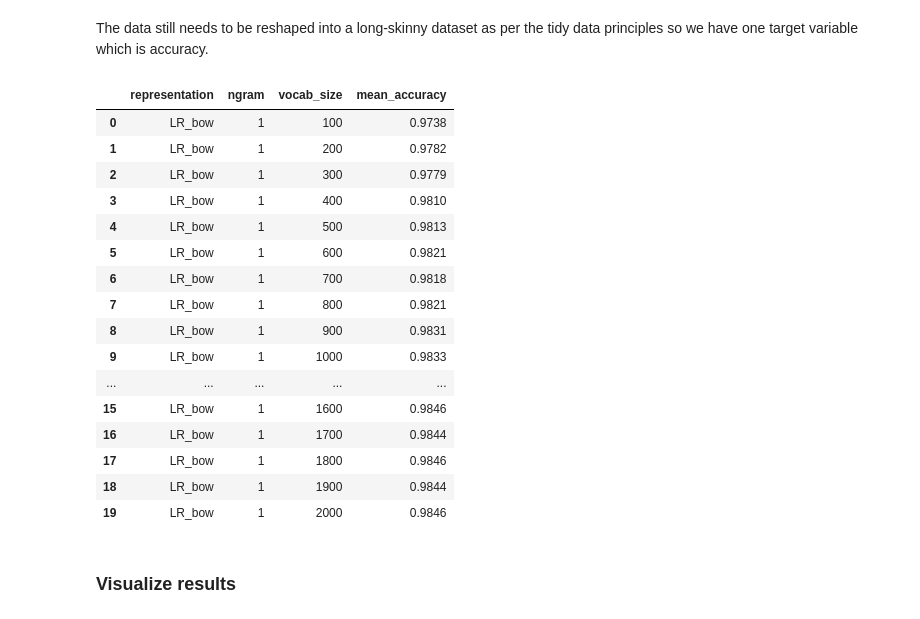
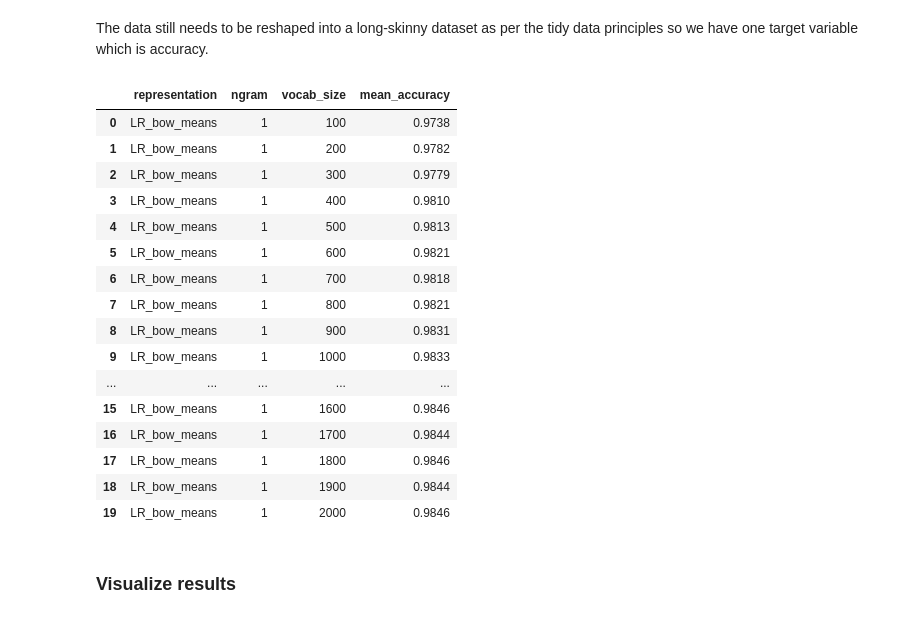
Before and after one commit to BigBangData/NaturalLanguageProcessing, a Jupyter notebook: TextAnalyticsWithR/05_Cleanup_Ngrams.ipynb, the cells around one changed output. Saved outputs shown, nothing was run; the diff lists cells and outputs as text; code cells hidden in the pictures.

```diff
--- a/TextAnalyticsWithR/05_Cleanup_Ngrams.ipynb
+++ b/TextAnalyticsWithR/05_Cleanup_Ngrams.ipynb
@@ -128,5 +153,5 @@ def gridsearch_ngrams(X_array, y_array, n_grams, vocab_sizes):
 # %%
 vocab_sizes = list(range(100, 5100, 100))
 
-unigram_df = gridsearch_ngrams(X_train, y_train, n_grams=1, vocab_sizes=vocab_sizes)
+unigram_df = gridsearch_ngrams(X_train, y_train, n_grams=1, vocab_sizes=vocab_sizes, cv=5)
 # %% [output]
@@ -133,4 +171,4 @@ unigram_df = gridsearch_ngrams(X_train, y_train, n_grams=1, vocab_sizes=vocab_si
 Elapsed: 2 m 33 s
 # %%
-bigram_df = gridsearch_ngrams(X_train, y_train, n_grams=2, vocab_sizes=vocab_sizes)
+bigram_df = gridsearch_ngrams(X_train, y_train, n_grams=2, vocab_sizes=vocab_sizes, cv=5)
 # %% [output]
@@ -161,44 +226,44 @@ master_df.head()
 # %% [markdown]
 The data still needs to be reshaped into a long-skinny dataset as per the tidy data principles so we have one target variable which is accuracy.
 # %%
-wide_df = master_df.loc[:, ('ngram', 'vocab_size','NB_bow','LR_bow','NB_tfidf','LR_tfidf')]
+wide_df = master_df.loc[:, ('ngram', 'vocab_size','NB_bow_means','LR_bow_means','NB_tfidf_means','LR_tfidf_means')]
 
 # melt into tidy format
 tidy_df = pd.melt(wide_df,
                   id_vars=['ngram', 'vocab_size'],
-                  value_vars=['NB_bow','LR_bow','NB_tfidf','LR_tfidf'],
+                  value_vars=['NB_bow_means','LR_bow_means','NB_tfidf_means','LR_tfidf_means'],
                   var_name='representation',
                   value_name='mean_accuracy')
 
 # sort by level of granularity
 tidy_df = tidy_df.sort_values(by=['representation', 'ngram', 'vocab_size'])
 
 # reorder (ibid.)
 tidy_df = tidy_df[['representation', 'ngram', 'vocab_size', 'mean_accuracy']]
 
 # reindex
 tidy_df.index = range(len(tidy_df))
 
 # preview
 tidy_df.head(20)
 # %% [output]
 |  | representation | ngram | vocab_size | mean_accuracy |
-| 0 | LR_bow | 1 | 100 | 0.9738 |
-| 1 | LR_bow | 1 | 200 | 0.9782 |
-| 2 | LR_bow | 1 | 300 | 0.9779 |
-| 3 | LR_bow | 1 | 400 | 0.9810 |
-| 4 | LR_bow | 1 | 500 | 0.9813 |
-| 5 | LR_bow | 1 | 600 | 0.9821 |
-| 6 | LR_bow | 1 | 700 | 0.9818 |
-| 7 | LR_bow | 1 | 800 | 0.9821 |
-| 8 | LR_bow | 1 | 900 | 0.9831 |
-| 9 | LR_bow | 1 | 1000 | 0.9833 |
+| 0 | LR_bow_means | 1 | 100 | 0.9738 |
+| 1 | LR_bow_means | 1 | 200 | 0.9782 |
+| 2 | LR_bow_means | 1 | 300 | 0.9779 |
+| 3 | LR_bow_means | 1 | 400 | 0.9810 |
+| 4 | LR_bow_means | 1 | 500 | 0.9813 |
+| 5 | LR_bow_means | 1 | 600 | 0.9821 |
+| 6 | LR_bow_means | 1 | 700 | 0.9818 |
+| 7 | LR_bow_means | 1 | 800 | 0.9821 |
+| 8 | LR_bow_means | 1 | 900 | 0.9831 |
+| 9 | LR_bow_means | 1 | 1000 | 0.9833 |
 | ... | ... | ... | ... | ... |
-| 15 | LR_bow | 1 | 1600 | 0.9846 |
-| 16 | LR_bow | 1 | 1700 | 0.9844 |
-| 17 | LR_bow | 1 | 1800 | 0.9846 |
-| 18 | LR_bow | 1 | 1900 | 0.9844 |
-| 19 | LR_bow | 1 | 2000 | 0.9846 |
+| 15 | LR_bow_means | 1 | 1600 | 0.9846 |
+| 16 | LR_bow_means | 1 | 1700 | 0.9844 |
+| 17 | LR_bow_means | 1 | 1800 | 0.9846 |
+| 18 | LR_bow_means | 1 | 1900 | 0.9844 |
+| 19 | LR_bow_means | 1 | 2000 | 0.9846 |
 # %% [markdown]
 ### Visualize results
 # %%
```
Also changed, not shown: parts of 16 cells of this notebook, 4 other files.
